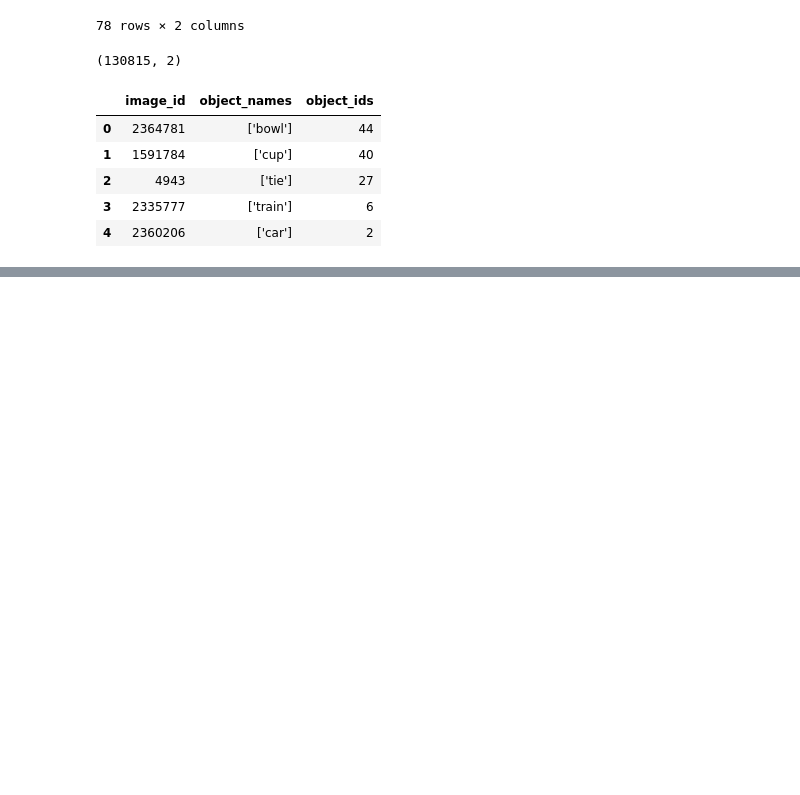
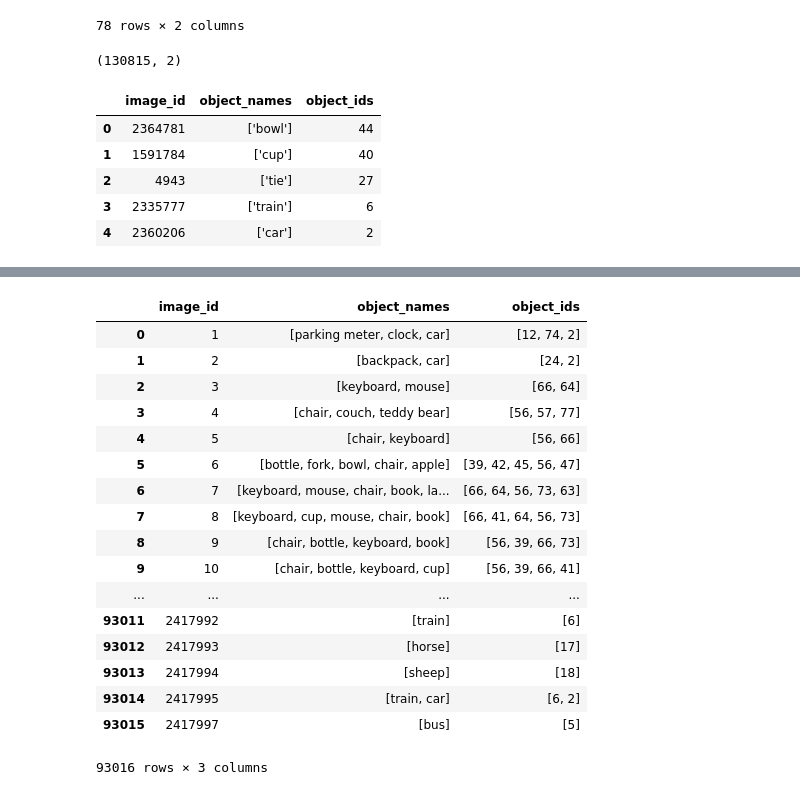
Before and after one commit to purujitgoyal/Half-Half, a Jupyter notebook: Data/visual_genome/visual_genome_dataset.ipynb, the cells around one changed output, grey strips where cells are left out. Drawn from its saved outputs; the diff is of its cells as text; code cells hidden in the pictures; blank space fills up the shorter version.

```diff
--- a/Data/visual_genome/visual_genome_dataset.ipynb
+++ b/Data/visual_genome/visual_genome_dataset.ipynb
@@ -391,0 +394,6 @@ vg_val.to_csv('./visual_genome_val_ann_final.csv', index=False)
+# %%
+for idx, row in vg_df.iterrows():
+    if idx % 1000 == 0:
+        print(idx)
+
+    vg_df.iloc[idx, 1] = vg_df.iloc[idx, 1][2:-2]
@@ -391,0 +418,27 @@ vg_val.to_csv('./visual_genome_val_ann_final.csv', index=False)
+# %%
+vg_df_gcn1 = vg_df.groupby('image_id')['object_names'].apply(list).reset_index(name='object_names')
+# %%
+vg_df_gcn2 = vg_df.groupby('image_id')['object_ids'].apply(list).reset_index(name='object_ids')
+# %%
+vg_df_gcn = pd.concat([vg_df_gcn1, vg_df_gcn2['object_ids']], axis=1, join='inner')
+# %%
+vg_df_gcn
+# %% [output]
+|  | image_id | object_names | object_ids |
+| 0 | 1 | [parking meter, clock, car] | [12, 74, 2] |
+| 1 | 2 | [backpack, car] | [24, 2] |
+| 2 | 3 | [keyboard, mouse] | [66, 64] |
+| 3 | 4 | [chair, couch, teddy bear] | [56, 57, 77] |
+| 4 | 5 | [chair, keyboard] | [56, 66] |
+| 5 | 6 | [bottle, fork, bowl, chair, apple] | [39, 42, 45, 56, 47] |
+| 6 | 7 | [keyboard, mouse, chair, book, la... | [66, 64, 56, 73, 63] |
+| 7 | 8 | [keyboard, cup, mouse, chair, book] | [66, 41, 64, 56, 73] |
+| 8 | 9 | [chair, bottle, keyboard, book] | [56, 39, 66, 73] |
+| 9 | 10 | [chair, bottle, keyboard, cup] | [56, 39, 66, 41] |
+| ... | ... | ... | ... |
+| 93011 | 2417992 | [train] | [6] |
+| 93012 | 2417993 | [horse] | [17] |
+| 93013 | 2417994 | [sheep] | [18] |
+| 93014 | 2417995 | [train, car] | [6, 2] |
+| 93015 | 2417997 | [bus] | [5] |
+93016 rows × 3 columns
```
Also changed, not shown: parts of 12 cells of this notebook, 2 other files.
